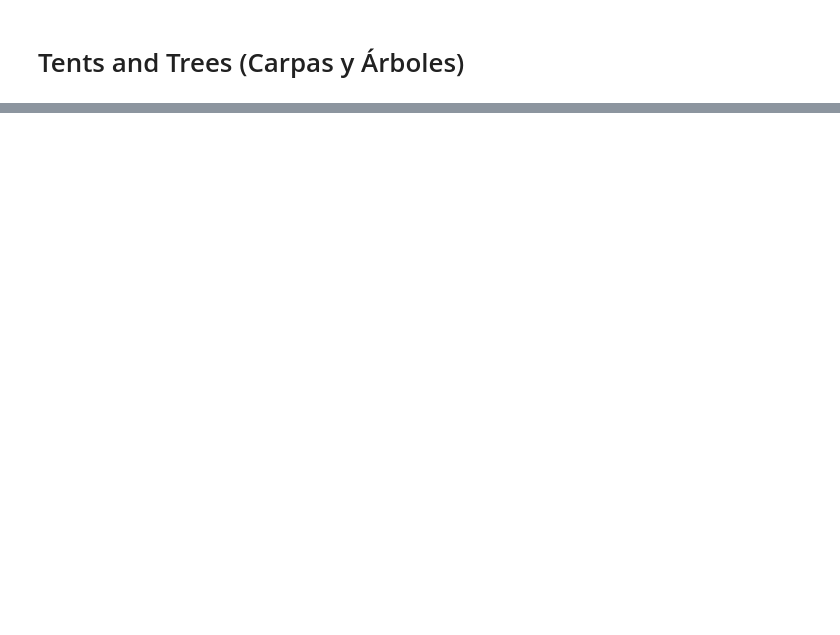
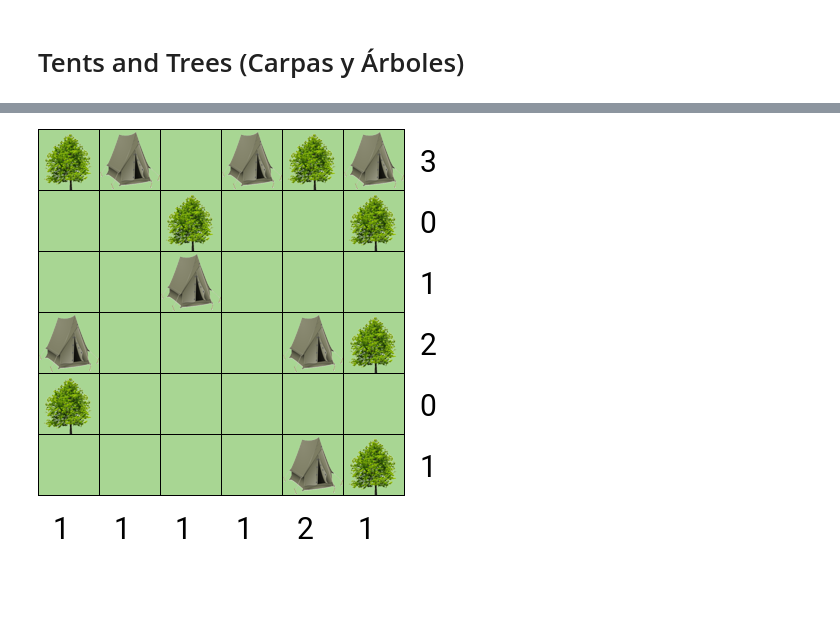
Before and after one commit to Bizangel/TentsAndTreesSolver, a Jupyter notebook: Proyecto2.ipynb, the cells around one changed output, grey strips where cells are left out. Cells and saved outputs as stored; diff of their text form; code cells hidden in the pictures; blank space fills up the shorter version.

```diff
--- a/Proyecto2.ipynb
+++ b/Proyecto2.ipynb
@@ -194,0 +513,5 @@ Empty on (7,7)
+# %%
+%%time
+programa(player)
+puzzle.displayState()
+# %% [output]
@@ -194,0 +520 @@ Empty on (7,7)
+[figure, added]
```
Also changed, not shown: parts of 76 cells of this notebook, 10 other files.
